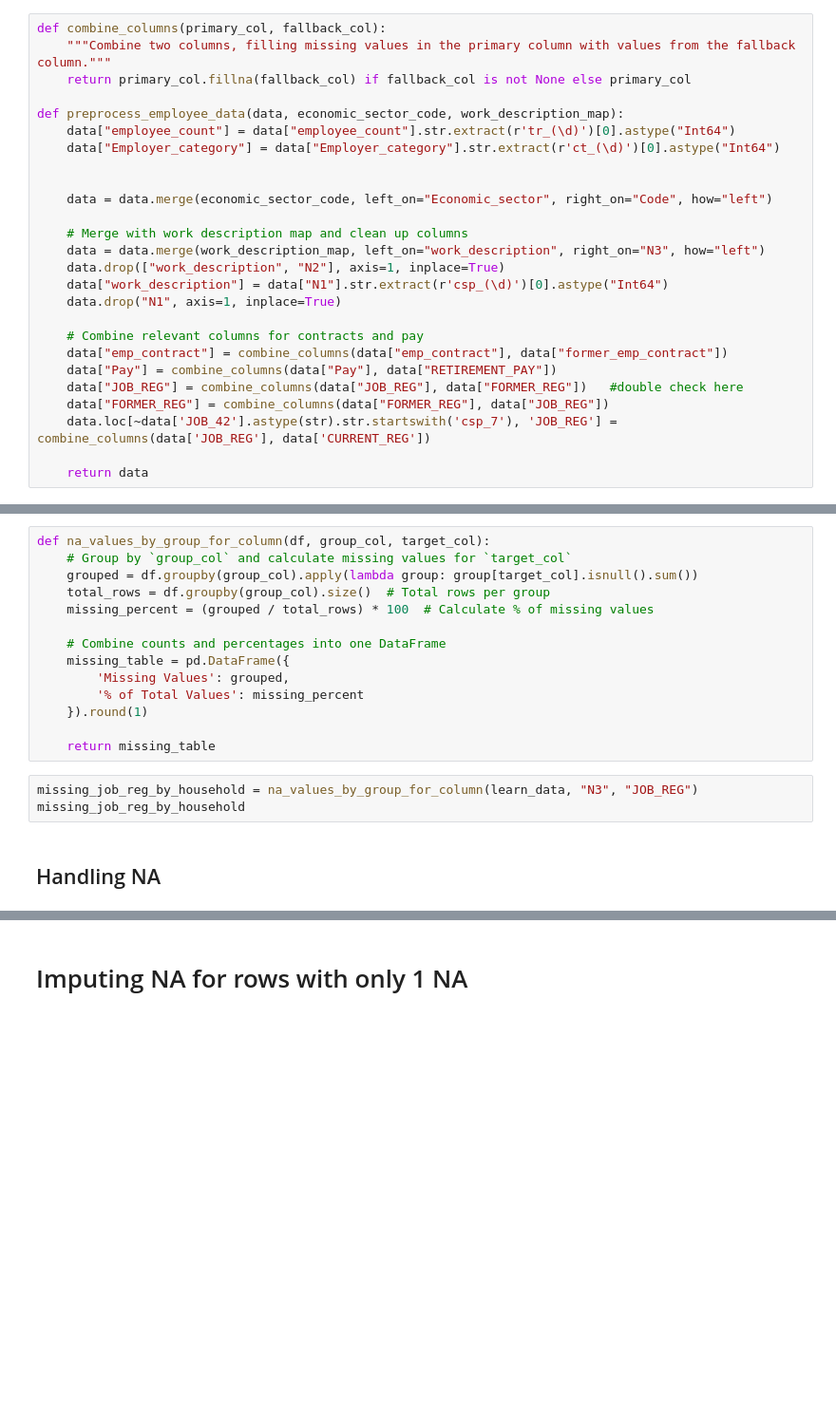
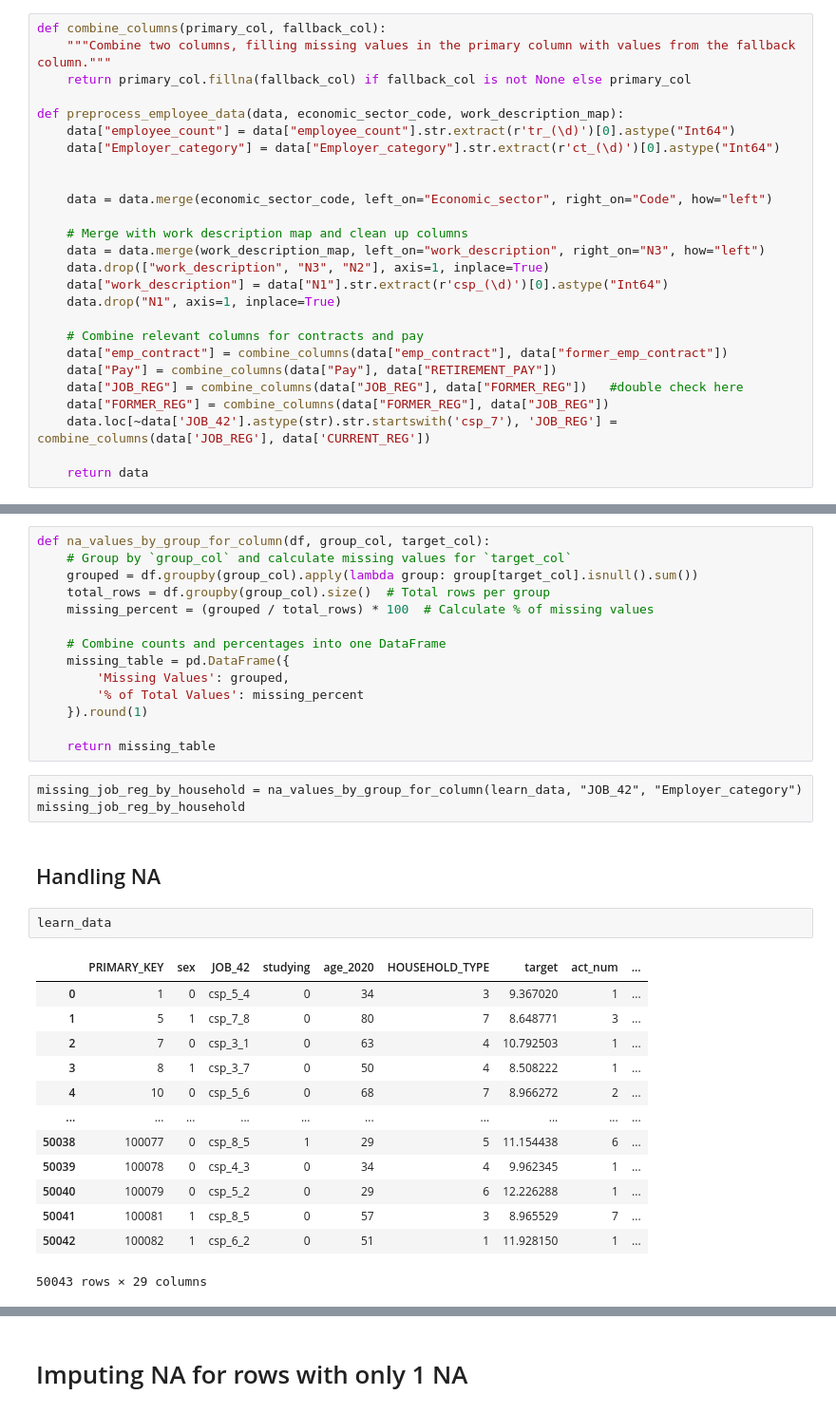
Before and after one commit to rinaaro/Machine-Learning-Project, a Jupyter notebook: project-15.ipynb, the cells around one changed output, grey strips where cells are left out. Shown at 95% size. Cells and saved outputs as stored; diff of their text form; blank space fills up the shorter version.

```diff
--- a/project-15.ipynb
+++ b/project-15.ipynb
@@ -177,7 +177,7 @@ def preprocess_employee_data(data, economic_sector_code, work_description_map):
 
     # Merge with work description map and clean up columns
     data = data.merge(work_description_map, left_on="work_description", right_on="N3", how="left")
-    data.drop(["work_description", "N2"], axis=1, inplace=True)
+    data.drop(["work_description", "N3", "N2"], axis=1, inplace=True)
     data["work_description"] = data["N1"].str.extract(r'csp_(\d)')[0].astype("Int64")
     data.drop("N1", axis=1, inplace=True)
 
@@ -450,8 +491,24 @@ def na_values_by_group_for_column(df, group_col, target_col):
     }).round(1)
 
     return missing_table
-# %%
-missing_job_reg_by_household = na_values_by_group_for_column(learn_data, "N3", "JOB_REG")
-missing_job_reg_by_household
+# %% [raw]
+missing_job_reg_by_household = na_values_by_group_for_column(learn_data, "JOB_42", "Employer_category")
+missing_job_reg_by_household
 # %% [markdown]
 ## Handling NA
+# %%
+learn_data
+# %% [output]
+|  | PRIMARY_KEY | sex | JOB_42 | studying | age_2020 | HOUSEHOLD_TYPE | target | act_num | ... |
+| 0 | 1 | 0 | csp_5_4 | 0 | 34 | 3 | 9.367020 | 1 | ... |
+| 1 | 5 | 1 | csp_7_8 | 0 | 80 | 7 | 8.648771 | 3 | ... |
+| 2 | 7 | 0 | csp_3_1 | 0 | 63 | 4 | 10.792503 | 1 | ... |
+| 3 | 8 | 1 | csp_3_7 | 0 | 50 | 4 | 8.508222 | 1 | ... |
+| 4 | 10 | 0 | csp_5_6 | 0 | 68 | 7 | 8.966272 | 2 | ... |
+| ... | ... | ... | ... | ... | ... | ... | ... | ... | ... |
+| 50038 | 100077 | 0 | csp_8_5 | 1 | 29 | 5 | 11.154438 | 6 | ... |
+| 50039 | 100078 | 0 | csp_4_3 | 0 | 34 | 4 | 9.962345 | 1 | ... |
+| 50040 | 100079 | 0 | csp_5_2 | 0 | 29 | 6 | 12.226288 | 1 | ... |
+| 50041 | 100081 | 1 | csp_8_5 | 0 | 57 | 3 | 8.965529 | 7 | ... |
+| 50042 | 100082 | 1 | csp_6_2 | 0 | 51 | 1 | 11.928150 | 1 | ... |
+50043 rows × 29 columns
```
Also changed, not shown: parts of 34 cells of this notebook.
